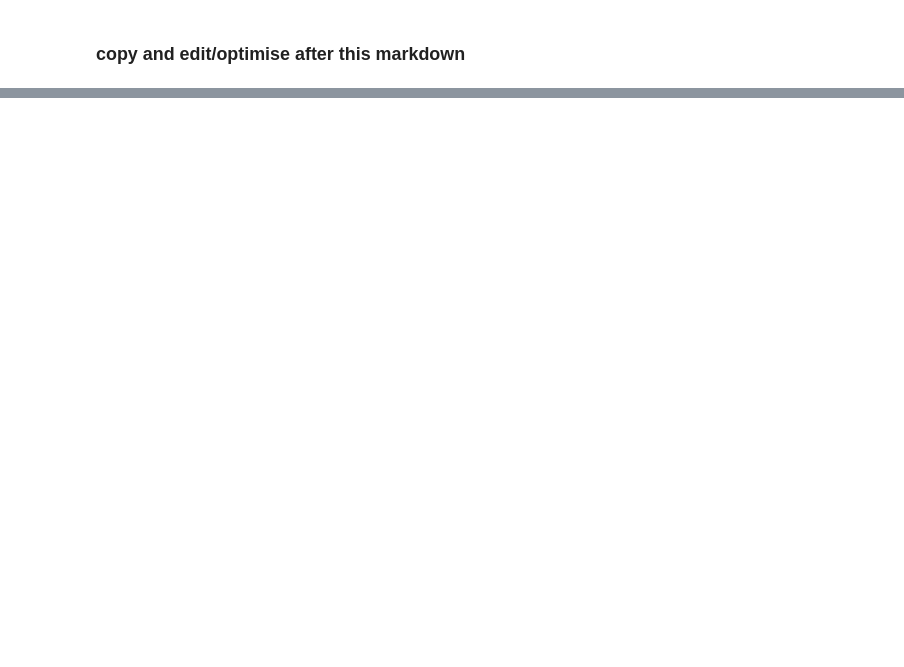
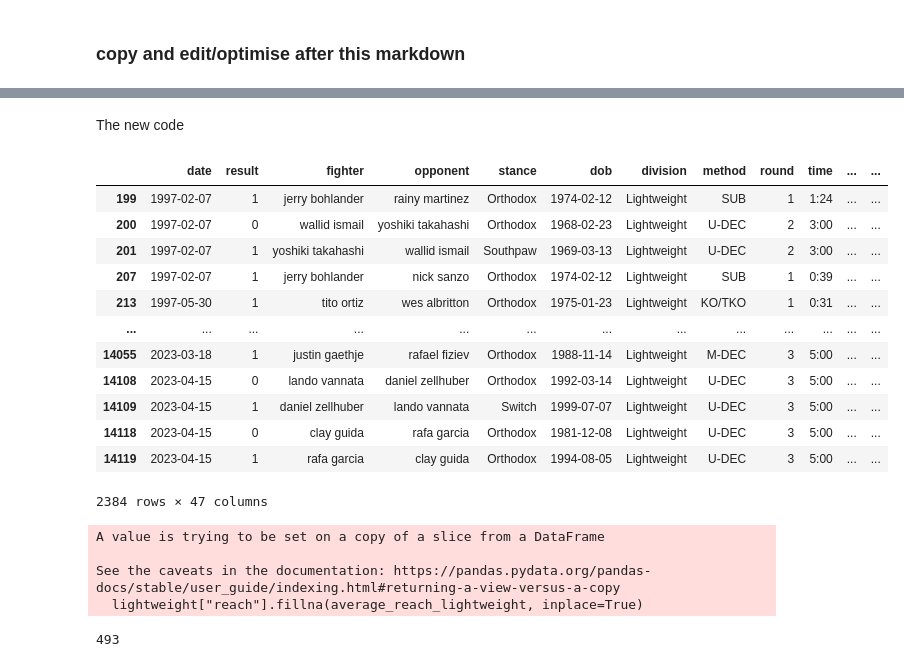
Before and after one commit to YeoWeiHan123/MMA-Contextual-Bandit, a Jupyter notebook: bt4014-mma.ipynb, the cells around one changed output, grey strips where cells are left out. Saved outputs shown, nothing was run; the diff lists cells and outputs as text; code cells hidden in the pictures; blank space fills up the shorter version.

```diff
--- a/bt4014-mma.ipynb
+++ b/bt4014-mma.ipynb
@@ -839,0 +374,43 @@ Missing columns: {'lose_streak', 'win_streak', 'num_fights', 'stance_encoded', '
+# %% [markdown]
+The new code
+# %%
+masterMLpublic.dropna(subset=["age", "height"], inplace=True)
+# %%
+# fix days_since_last_comp variable
+specific_value = 216.1080438291005
+masterMLpublic.loc[masterMLpublic["days_since_last_comp"] == specific_value, "days_since_last_comp"] = masterMLpublic["age"]
+# %%
+# removing draws because nobody wins
+masterMLpublic = masterMLpublic[masterMLpublic["method"] != "DRAW"]
+# removing dqs because they are not standard wins
+masterMLpublic = masterMLpublic[masterMLpublic["method"] != "DQ"]
+# %%
+# Filtering out the lightweight division for analysis
+lightweight = masterMLpublic[masterMLpublic["division"] == "Lightweight"]
+lightweight
+# %% [output]
+|  | date | result | fighter | opponent | stance | dob | division | method | round | time | ... | ... |
+| 199 | 1997-02-07 | 1 | jerry bohlander | rainy martinez | Orthodox | 1974-02-12 | Lightweight | SUB | 1 | 1:24 | ... | ... |
+| 200 | 1997-02-07 | 0 | wallid ismail | yoshiki takahashi | Orthodox | 1968-02-23 | Lightweight | U-DEC | 2 | 3:00 | ... | ... |
+| 201 | 1997-02-07 | 1 | yoshiki takahashi | wallid ismail | Southpaw | 1969-03-13 | Lightweight | U-DEC | 2 | 3:00 | ... | ... |
+| 207 | 1997-02-07 | 1 | jerry bohlander | nick sanzo | Orthodox | 1974-02-12 | Lightweight | SUB | 1 | 0:39 | ... | ... |
+| 213 | 1997-05-30 | 1 | tito ortiz | wes albritton | Orthodox | 1975-01-23 | Lightweight | KO/TKO | 1 | 0:31 | ... | ... |
+| ... | ... | ... | ... | ... | ... | ... | ... | ... | ... | ... | ... | ... |
+| 14055 | 2023-03-18 | 1 | justin gaethje | rafael fiziev | Orthodox | 1988-11-14 | Lightweight | M-DEC | 3 | 5:00 | ... | ... |
+| 14108 | 2023-04-15 | 0 | lando vannata | daniel zellhuber | Orthodox | 1992-03-14 | Lightweight | U-DEC | 3 | 5:00 | ... | ... |
+| 14109 | 2023-04-15 | 1 | daniel zellhuber | lando vannata | Switch | 1999-07-07 | Lightweight | U-DEC | 3 | 5:00 | ... | ... |
+| 14118 | 2023-04-15 | 0 | clay guida | rafa garcia | Orthodox | 1981-12-08 | Lightweight | U-DEC | 3 | 5:00 | ... | ... |
+| 14119 | 2023-04-15 | 1 | rafa garcia | clay guida | Orthodox | 1994-08-05 | Lightweight | U-DEC | 3 | 5:00 | ... | ... |
+2384 rows × 47 columns
+# %%
+average_reach_lightweight = lightweight["reach"].mean()
+lightweight["reach"].fillna(average_reach_lightweight, inplace=True)
+# %% [output]
+A value is trying to be set on a copy of a slice from a DataFrame
+
+See the caveats in the documentation: https://pandas.pydata.org/pandas-docs/stable/user_guide/indexing.html#returning-a-view-versus-a-copy
+  lightweight["reach"].fillna(average_reach_lightweight, inplace=True)
+# %%
+lightweight["fighter"].nunique()
+# %% [output]
+493
```
Also changed, not shown: parts of 11 cells of this notebook.
